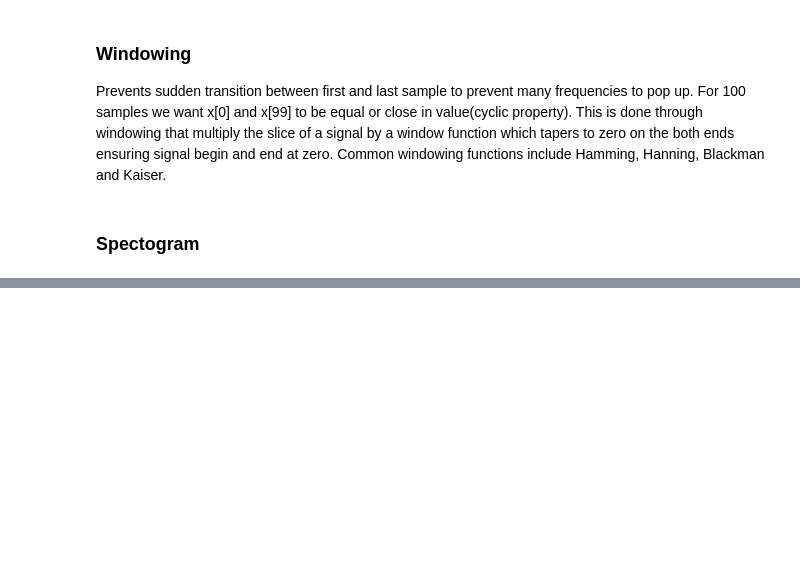
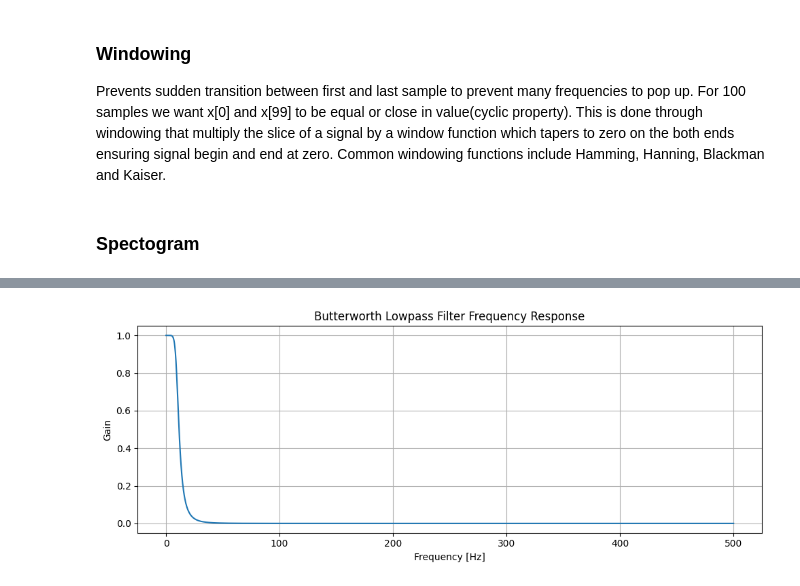
Before and after one commit to thebikashpokhrel/DSP-Notebook, a Jupyter notebook: 01_basic_operations.ipynb, the cells around one changed output, grey strips where cells are left out. Cells and saved outputs as stored; diff of their text form; code cells hidden in the pictures; blank space fills up the shorter version.

```diff
--- a/01_basic_operations.ipynb
+++ b/01_basic_operations.ipynb
@@ -128,0 +167,17 @@ plt.show()
+# %%
+order = 4
+cutoff = 10
+
+b, a = butter(order,cutoff/(fs/2),btype='low')
+
+w, h = freqz(b, a, worN=8000)
+plt.figure(figsize=(10, 4))
+plt.plot(fs * 0.5 * w / np.pi, np.abs(h))
+plt.title("Butterworth Lowpass Filter Frequency Response")
+plt.xlabel('Frequency [Hz]')
+plt.ylabel('Gain')
+plt.grid(True)
+plt.tight_layout()
+plt.show()
+# %% [output]
+[figure, added]
```
Also changed, not shown: parts of 8 cells of this notebook.
